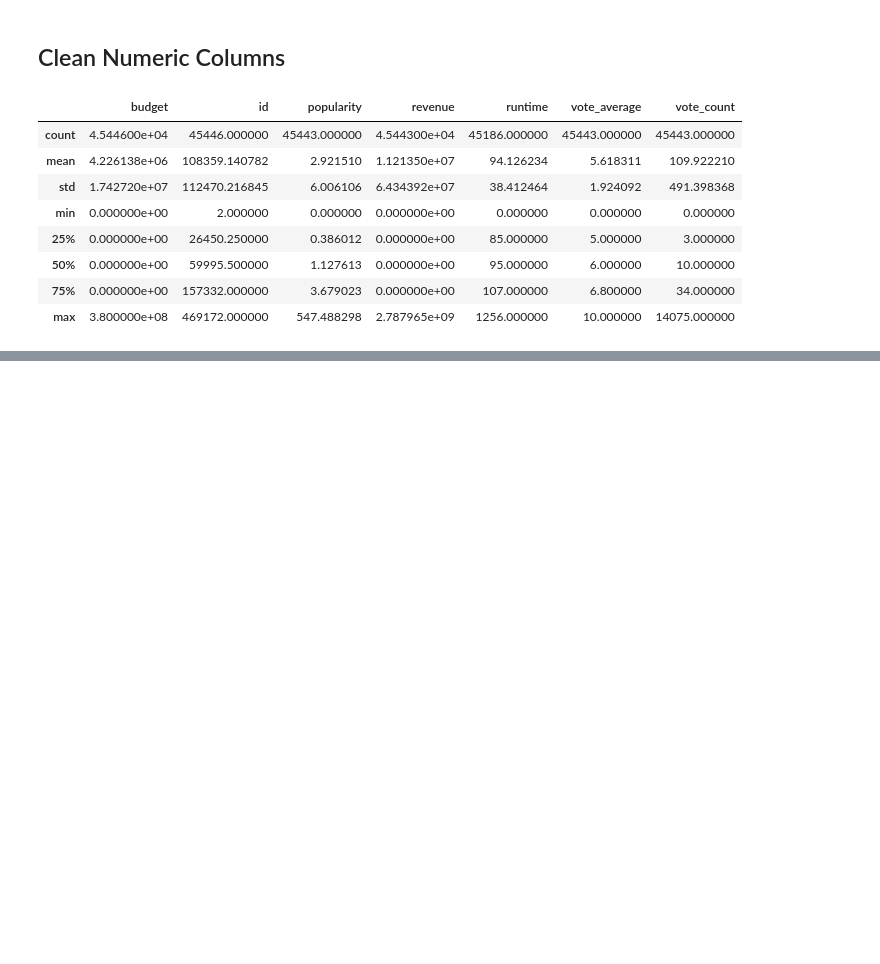
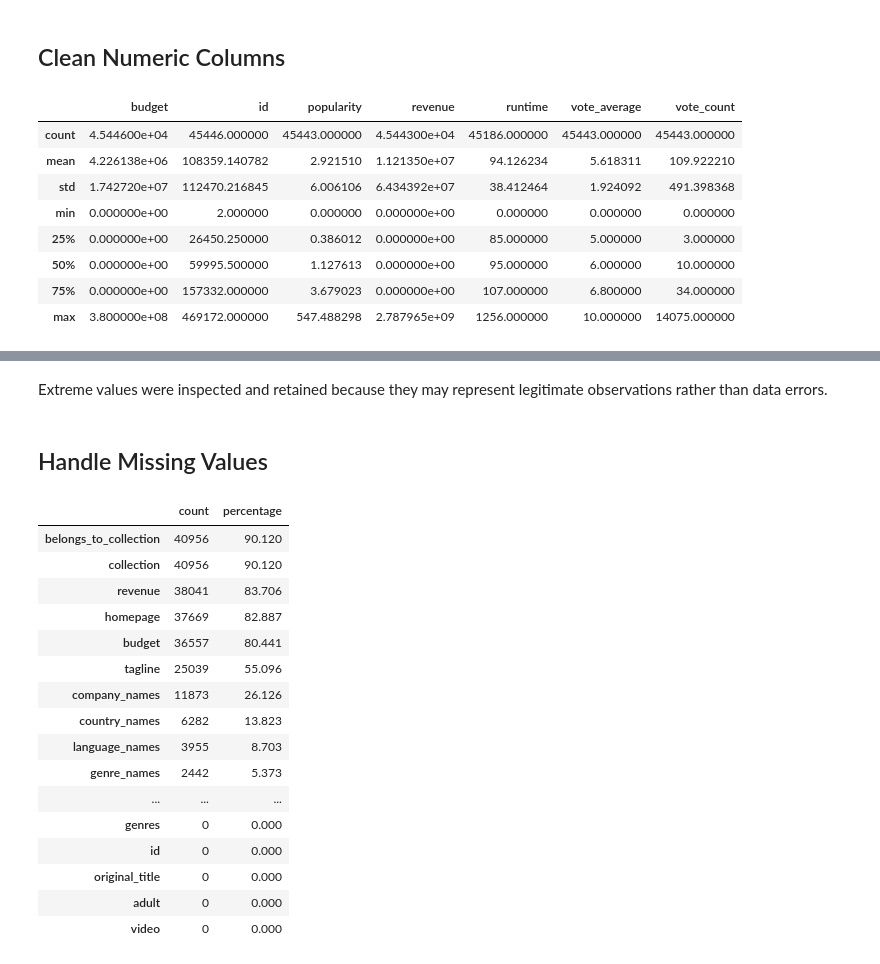
Before and after one commit to Hna2005/movie-runtime-analysis, a Jupyter notebook: notebooks/02-data-cleaning.ipynb, the cells around one changed output, grey strips where cells are left out. Cells and saved outputs as stored; diff of their text form; code cells hidden in the pictures; blank space fills up the shorter version.

```diff
--- a/notebooks/02-data-cleaning.ipynb
+++ b/notebooks/02-data-cleaning.ipynb
@@ -197,3 +198,8 @@ Created 'genre_names' from 'genres'
 Created 'company_names' from 'production_companies'
 Created 'country_names' from 'production_countries'
 Created 'language_names' from 'spoken_languages'
+# %%
+# Replace [] to nun
+for col in parse_columns:
+    data[col] = data[col].replace([], np.nan)
+    print(f"Empty List in {col} converted to NaN")
@@ -238,0 +240,24 @@ dtype: int64
+# %%
+zero_to_nan_cols = [
+    "budget",
+    "revenue",
+    "runtime"]
+
+# Apply conversion
+for col in zero_to_nan_cols:
+    data[col] = data[col].replace(0, np.nan)
+    print(f"Zero values in {col} converted to NaN")
+
+# Verify conversion
+def check_zero_values(columns):
+    all_clean = True
+    for col in columns:
+        zero_count = (data[col] == 0).sum()
+        if zero_count == 0:
+            print(f"'{col}' has no zero values")
+        else:
+            print(f"'{col}' still has {zero_count} zero values")
+            all_clean = False
+    return all_clean
+
+check_zero_values(zero_to_nan_cols)
@@ -238,0 +287,29 @@ dtype: int64
+# %% [markdown]
+Extreme values were inspected and retained because they may represent legitimate observations rather than data errors.
+# %% [markdown]
+## Handle Missing Values
+# %%
+missing_data = pd.concat([
+    data.isnull().sum(),
+    round(data.isnull().mean() * 100, 3)],
+    axis=1,
+    keys=['count', 'percentage'])
+missing_data.sort_values('percentage', ascending=False)
+# %% [output]
+|  | count | percentage |
+| belongs_to_collection | 40956 | 90.120 |
+| collection | 40956 | 90.120 |
+| revenue | 38041 | 83.706 |
+| homepage | 37669 | 82.887 |
+| budget | 36557 | 80.441 |
+| tagline | 25039 | 55.096 |
+| company_names | 11873 | 26.126 |
+| country_names | 6282 | 13.823 |
+| language_names | 3955 | 8.703 |
+| genre_names | 2442 | 5.373 |
+| ... | ... | ... |
+| genres | 0 | 0.000 |
+| id | 0 | 0.000 |
+| original_title | 0 | 0.000 |
+| adult | 0 | 0.000 |
+| video | 0 | 0.000 |
```
Also changed, not shown: parts of 15 cells of this notebook.
